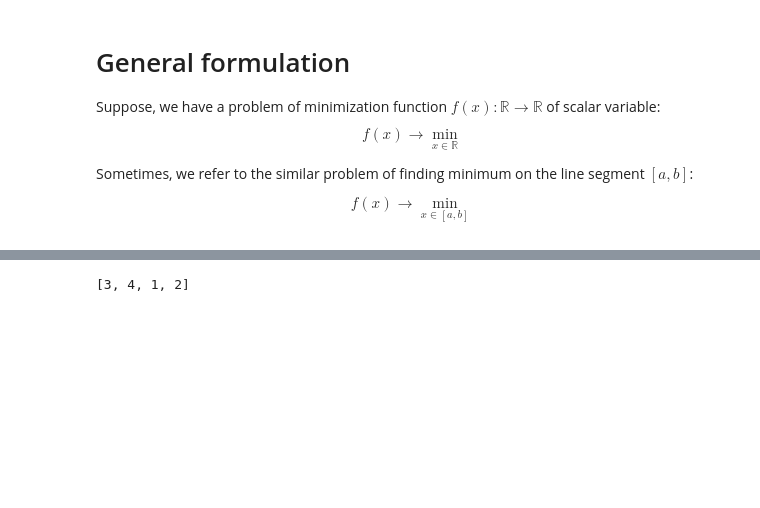
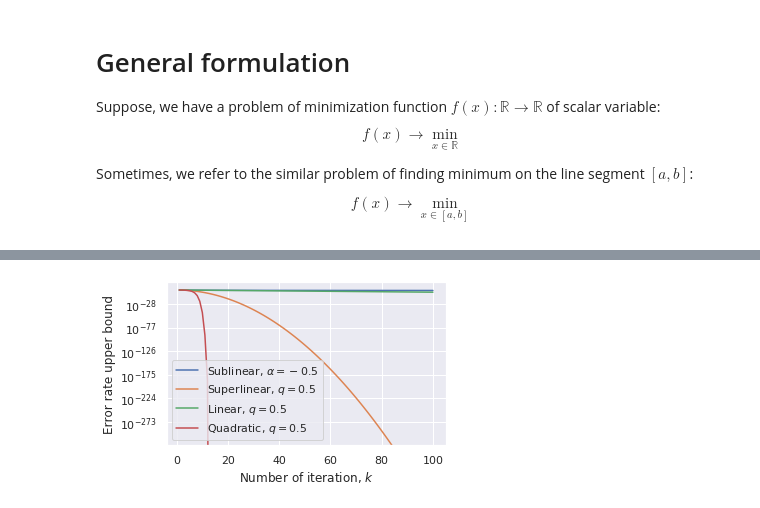
Before and after one commit to MerkulovDaniil/optim, a Jupyter notebook: assets/Notebooks/Line_search.ipynb, the cells around one changed output, grey strips where cells are left out. Cells and saved outputs as stored; diff of their text form; code cells hidden in the pictures; blank space fills up the shorter version.

```diff
--- a/assets/Notebooks/Line_search.ipynb
+++ b/assets/Notebooks/Line_search.ipynb
@@ -320,6 +330,30 @@ plt.show()
-# %%
-x = [1,2,3,4]
-f = [10, 100, 2,3 ]
-[x_ for f_,x_ in sorted(zip(f,x))]
-# %% [output]
-[3, 4, 1, 2]
+# %%
+%matplotlib inline
+import matplotlib.pyplot as plt
+import seaborn as sns
+sns.set()
+import numpy as np
+
+C = 10
+alpha = -0.5
+q = 0.9
+num_iter = 100
+sublinear = np.array([C * k**alpha for k in range(1, num_iter + 1)])
+linear = np.array([C * q**k for k in range(1, num_iter + 1)])
+superlinear = np.array([C * q**(k**2) for k in range(1, num_iter + 1)])
+quadratic = np.array([C * q**(2**k) for k in range(1, num_iter + 1)])
+plt.figure(figsize=(5,3))
+plt.semilogy(np.arange(1, num_iter+1), sublinear,
+             label=r"Sublinear, $\alpha = -0.5$")
+plt.semilogy(np.arange(1, num_iter+1), superlinear,
+             label=r"Superlinear, $q = 0.5$")
+plt.semilogy(np.arange(1, num_iter+1), linear,
+             label=r"Linear, $q = 0.5$")
+plt.semilogy(np.arange(1, num_iter+1), quadratic,
+             label=r"Quadratic, $q = 0.5$")
+plt.xlabel("Number of iteration, $k$")
+plt.ylabel("Error rate upper bound")
+plt.legend(loc="best")
+plt.savefig('convergence.svg')
+# %% [output]
+[figure, added]
```
Also changed, not shown: parts of 1 cell of this notebook.
